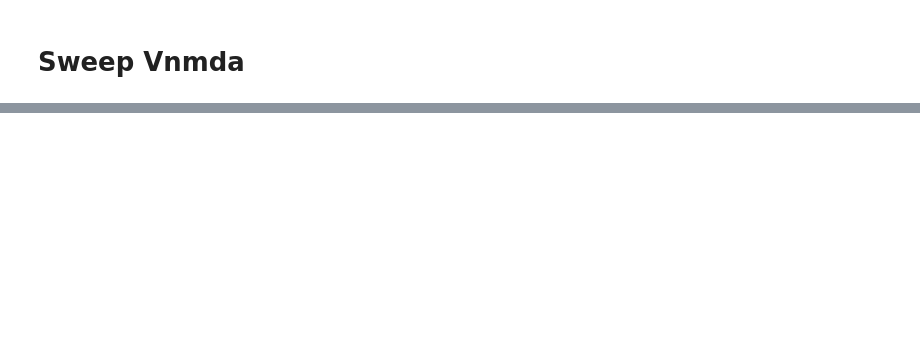
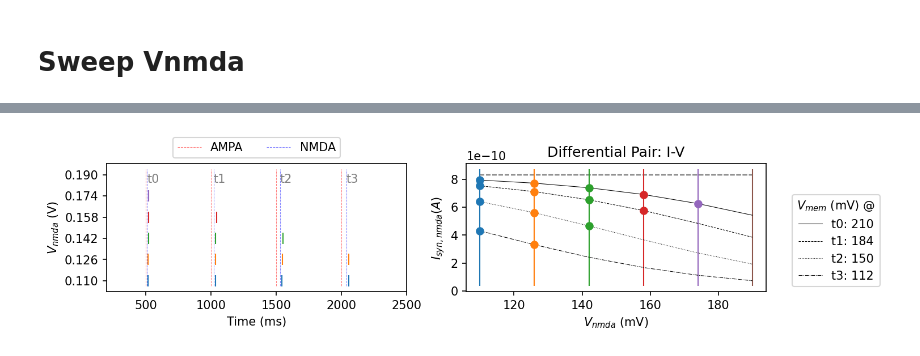
Before and after one commit to YigitDemirag/dynapse-simulator, a Jupyter notebook: part5.ipynb, the cells around one changed output, grey strips where cells are left out. Saved outputs shown, nothing was run; the diff lists cells and outputs as text; code cells hidden in the pictures; blank space fills up the shorter version.

```diff
--- a/part5.ipynb
+++ b/part5.ipynb
@@ -349,0 +349,13 @@ plt.legend(loc='upper center', ncol=2, bbox_to_anchor=(0.8, 1.18))
+# %%
+# For each pair of input ISI, label the pair of input spike with True if an output spike was generated.
+mask_out_spike = {}
+for nmda in sampled_nmda:
+
+    mask_out_spike[nmda] = np.zeros(len(spike_timing_ampa))
+    # Loop over the spike times of the AMPA synapse
+    for ii, t_ampa in enumerate(spike_timing_ampa/ms):
+        # If any output spike is recorded during that time window:
+        if len(np.where( np.logical_and( dict_out_spikes[nmda]>=t_ampa, dict_out_spikes[nmda]<(t_ampa+1/rate*1e3) ) )[0])>0:
+            mask_out_spike[nmda][ii]=1
+
+# This mask will be used in the following section
@@ -349,0 +367,80 @@ plt.legend(loc='upper center', ncol=2, bbox_to_anchor=(0.8, 1.18))
+# %%
+# Plot output spikes:
+f = plt.figure(figsize=(10,2),dpi=150)
+
+# Rasterplot
+plt.subplot(121)
+for i, vnmda in enumerate(sampled_nmda):
+    spike_times = dict_out_spikes[vnmda]
+    plt.plot(spike_times, [vnmda*mV]*len(spike_times), '|', c=colors[i], markersize=10)
+plt.yticks(sampled_nmda*1e-3)
+plt.xlim(-100, duration/ms)
+plt.xlabel('Time (ms)')
+plt.ylabel('$V_{nmda}$ (V)')
+ylim = plt.ylim()
+plt.vlines(spike_timing_ampa.tolist()/ms,ylim[0], ylim[1], linestyle='--', color='r', alpha=.5, linewidth=.5, label='AMPA')
+plt.vlines(spike_timing_nmda.tolist()/ms,ylim[0], ylim[1], linestyle='--', color='b', alpha=.5, linewidth=.5, label='NMDA')
+plt.legend(loc='upper center', ncol=2, bbox_to_anchor=(.5, 1.25))
+plt.xlim(200,2500)
+
+for ii, isi in enumerate(input_isi):
+    plt.text(spike_timing_nmda[1+ii]/ms, ylim[-1]-.01, 't'+str(ii), c='grey')
+
+# DPI Characteristics
+I_syn = EPSC_t0
+plt.subplot(122)
+style = ['solid', 'dashed', 'dotted', 'dashdot']
+
+# Range Vmem
+t_vmem = dict_vmem[110][0]
+vmem = dict_vmem[110][1]
+idx_vmem_at_nmda = [np.where(t_vmem<=t_nmda)[0][-1] for t_nmda in spike_timing_nmda/ms]
+vmem_at_nmda = vmem[idx_vmem_at_nmda]/mV
+
+# I-Vnmda curves for a range of vmem values
+for v, vmem in enumerate(vmem_at_nmda[1:5]):
+    vmem = vmem*mV
+    I_syn_nmda = I_syn/(1 + np.exp(kappa_n*(sampled_nmda*mV-vmem)/Ut))
+    p = plt.plot(sampled_nmda, I_syn_nmda/nA*1e-9, linestyle=style[v],c='k', linewidth=.5, label='t'+str(v)+': '+str(int(vmem/mV)))
+    plt.hlines(y=I_syn/nA*1e-9, xmin=sampled_nmda[0], xmax=sampled_nmda[-1], linestyle='--', color='grey', linewidth=1)
+
+ylim = plt.ylim()
+for i, vnmda in enumerate(sampled_nmda):
+    plt.vlines(vnmda, ylim[0], ylim[1], linestyle='-', color=colors[i], linewidth=1)
+
+plt.legend(loc='right', ncol=1, bbox_to_anchor=(1.4, 0.4), title='$V_{mem}$ (mV) @')
+plt.xlabel('$V_{nmda}$ (mV)')
+plt.ylabel('$I_{syn,nmda} (A)$')
+plt.title('Differential Pair: I-V')
+
+# Label intersection between DP characteristic and Vnmda if an output spike was generated:
+for vv, vmem in enumerate(vmem_at_nmda[1:5]):
+    for nn, vnmda in enumerate(sampled_nmda):
+        if mask_out_spike[vnmda][vv+1]==1: # +1 because we are skipping the first input pair of spikes
+            I_syn_nmda = I_syn/(1 + np.exp(kappa_n*(vnmda-vmem)*mV/Ut))
+            plt.plot(vnmda, I_syn_nmda, 'o', c=colors[nn])
+
+# Plot Vmem, EPSC AMPA, and EPSC NMDA as a function of Vnmda
+f = plt.figure(figsize=(15,8),dpi=150)
+plt.subplot(3,1,1)
+plt.plot(iampa[0], iampa[1], c='k')
+plt.xlim(200,2500)
+plt.ylabel('$I_{syn,ampa} (A) $')
+plt.subplot(3,1,2)
+for vnmda in sampled_nmda:
+    plt.plot(dict_inmda[vnmda][0], dict_inmda[vnmda][1], label=str(vnmda))
+plt.legend(title='$V_{nmda}$')
+plt.xlim(200,2500)
+
+plt.ylabel('$I_{syn,nmda} (A) $')
+plt.subplot(3,1,3)
+plt.plot(dict_vmem[sampled_nmda[-1]][0], dict_vmem[sampled_nmda[-1]][1]/mV, c=colors[len(sampled_nmda)-1])
+plt.plot(spike_timing_nmda/ms,vmem_at_nmda, 'o', c=colors[len(sampled_nmda)-1], label='V_mem @ t_NMDA')
+plt.legend()
+plt.ylabel('$V_{mem}$ (mV)')
+plt.xlim(200,2500)
+plt.xlabel('Time (ms)')
+
+f.align_ylabels()
+# %% [output]
+[figure, added]
```
Also changed, not shown: parts of 15 cells of this notebook.
